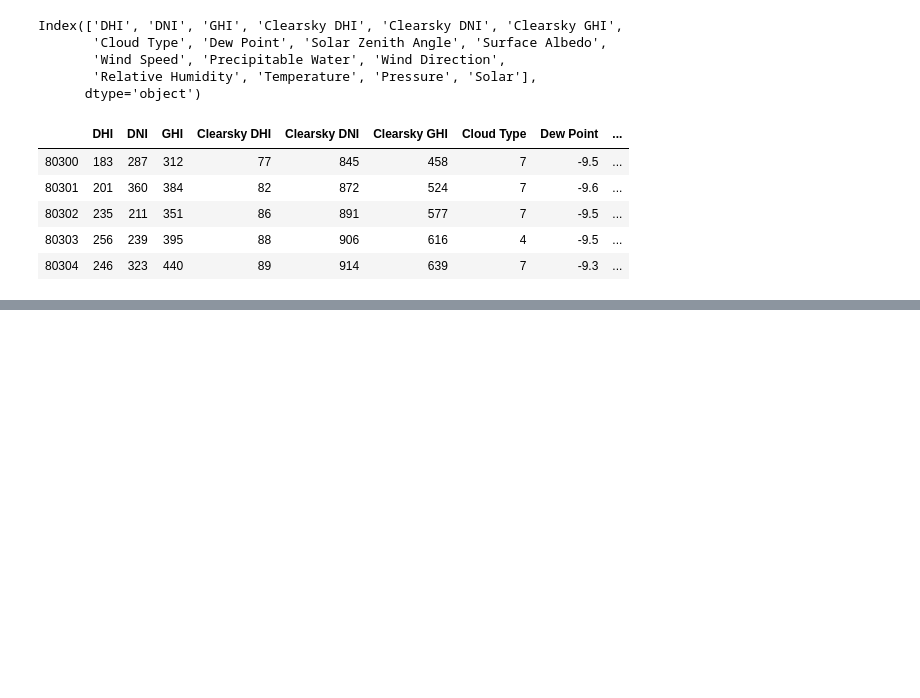
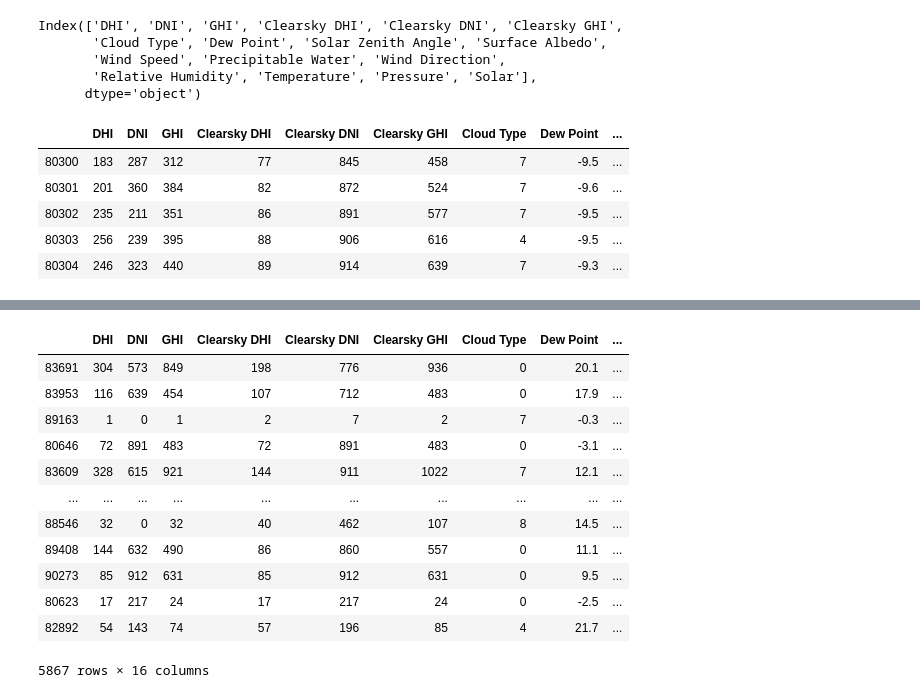
Before and after one commit to UW-EnergyForecaster/EnergyForecasters, a Jupyter notebook: examples/model_development.ipynb, the cells around one changed output, grey strips where cells are left out. Cells and saved outputs as stored; diff of their text form; code cells hidden in the pictures; blank space fills up the shorter version.

```diff
--- a/examples/model_development.ipynb
+++ b/examples/model_development.ipynb
@@ -80,0 +153,16 @@ sns.heatmap(corr, cmap = "RdBu_r", ax=ax)
+# %%
+X
+# %% [output]
+|  | DHI | DNI | GHI | Clearsky DHI | Clearsky DNI | Clearsky GHI | Cloud Type | Dew Point | ... |
+| 83691 | 304 | 573 | 849 | 198 | 776 | 936 | 0 | 20.1 | ... |
+| 83953 | 116 | 639 | 454 | 107 | 712 | 483 | 0 | 17.9 | ... |
+| 89163 | 1 | 0 | 1 | 2 | 7 | 2 | 7 | -0.3 | ... |
+| 80646 | 72 | 891 | 483 | 72 | 891 | 483 | 0 | -3.1 | ... |
+| 83609 | 328 | 615 | 921 | 144 | 911 | 1022 | 7 | 12.1 | ... |
+| ... | ... | ... | ... | ... | ... | ... | ... | ... | ... |
+| 88546 | 32 | 0 | 32 | 40 | 462 | 107 | 8 | 14.5 | ... |
+| 89408 | 144 | 632 | 490 | 86 | 860 | 557 | 0 | 11.1 | ... |
+| 90273 | 85 | 912 | 631 | 85 | 912 | 631 | 0 | 9.5 | ... |
+| 80623 | 17 | 217 | 24 | 17 | 217 | 24 | 0 | -2.5 | ... |
+| 82892 | 54 | 143 | 74 | 57 | 196 | 85 | 4 | 21.7 | ... |
+5867 rows × 16 columns
```
Also changed, not shown: parts of 7 cells of this notebook, 1 other file.
